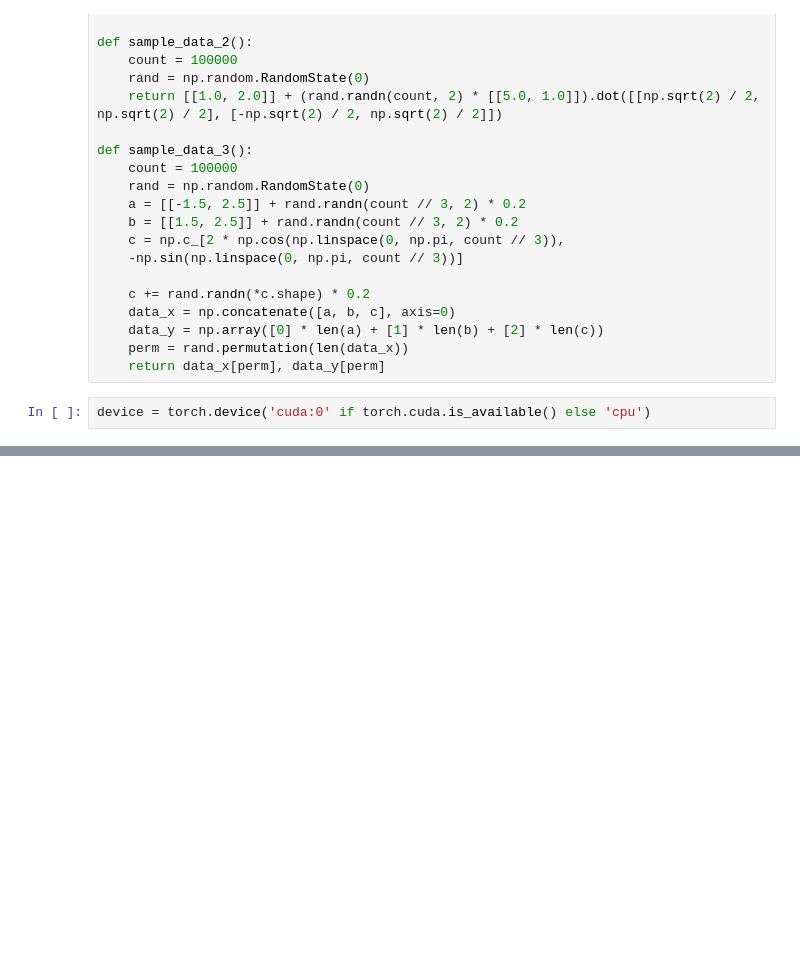
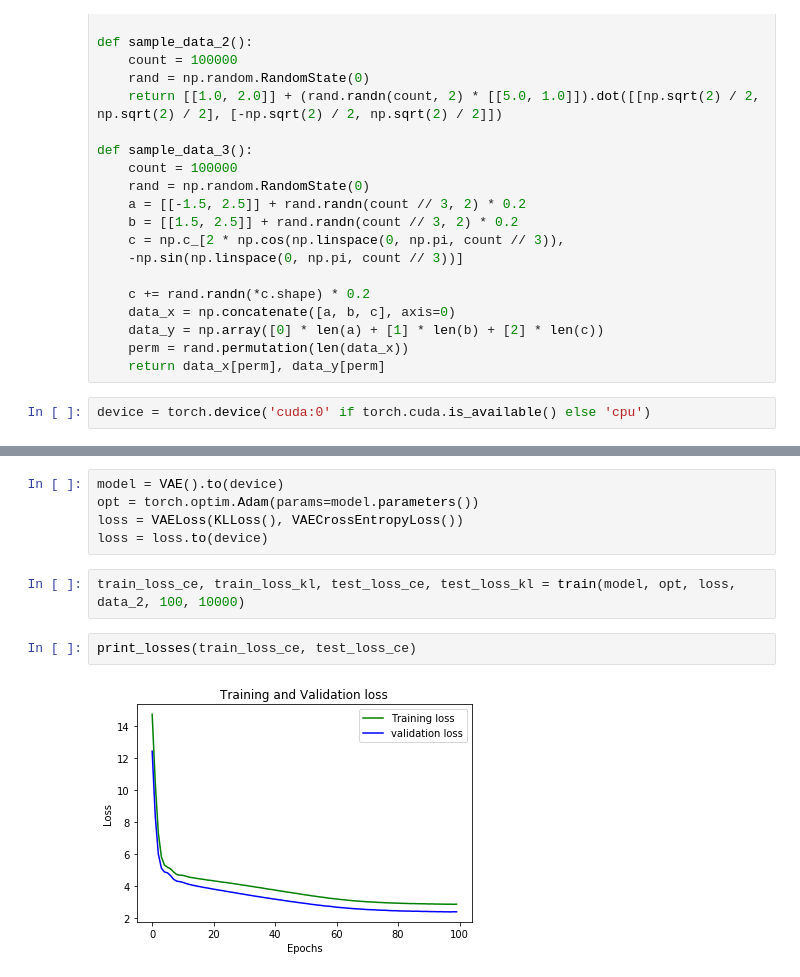
Before and after one commit to psolikov/DUL, a Jupyter notebook: HW3VAE.ipynb, the cells around one changed output, grey strips where cells are left out. Cells and saved outputs as stored; diff of their text form; blank space fills up the shorter version.

```diff
--- a/HW3VAE.ipynb
+++ b/HW3VAE.ipynb
@@ -158,0 +237,11 @@ AttributeError: 'int' object has no attribute 'item'
+# %%
+model = VAE().to(device)
+opt = torch.optim.Adam(params=model.parameters())
+loss = VAELoss(KLLoss(), VAECrossEntropyLoss())
+loss = loss.to(device)
+# %%
+train_loss_ce, train_loss_kl, test_loss_ce, test_loss_kl = train(model, opt, loss, data_2, 100, 10000)
+# %%
+print_losses(train_loss_ce, test_loss_ce)
+# %% [output]
+[figure, added]
```
Also changed, not shown: parts of 34 cells of this notebook.
